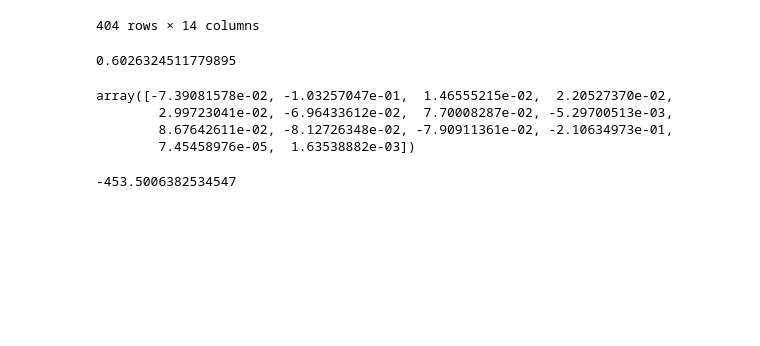
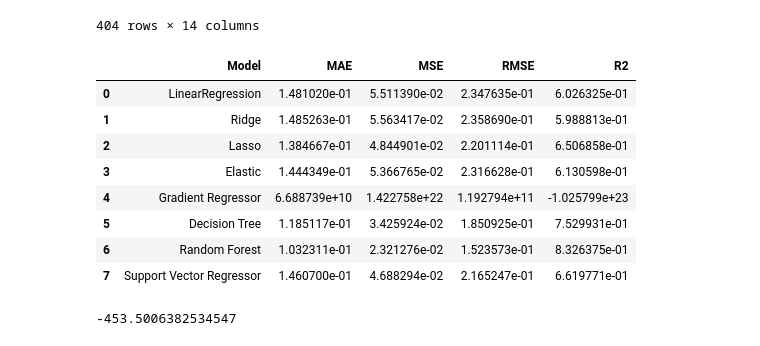
Before and after one commit to Tarun-nagpal07/ML, a Jupyter notebook: Boston_ML.ipynb, the cells around one changed output. Drawn from its saved outputs; the diff is of its cells as text; code cells hidden in the pictures; blank space fills up the shorter version.

```diff
--- a/Boston_ML.ipynb
+++ b/Boston_ML.ipynb
@@ -373,17 +373,3 @@ X_train.fillna(X_train.median(),inplace=True)
 | 435 | 1.774946 | -0.814958 | -1.970539 | 1.033237 | -0.278089 | 1.561057 | 0.450995 | 0.931450 | ... |
 | 102 | -0.621886 | -0.400711 | -1.970539 | -0.352167 | -0.278089 | -0.310348 | 0.129518 | 0.602411 | ... |
 404 rows × 14 columns
-# %%
-lr = LinearRegression()
-m = lr.fit(X_train,y_train)
-y_pred = m.predict(X_test)
-r2_score(y_test,y_pred)
-# %% [output]
-0.6026324511779895
-# %%
-m.coef_
-# %% [output]
-array([-7.39081578e-02, -1.03257047e-01,  1.46555215e-02,  2.20527370e-02,
-        2.99723041e-02, -6.96433612e-02,  7.70008287e-02, -5.29700513e-03,
-        8.67642611e-02, -8.12726348e-02, -7.90911361e-02, -2.10634973e-01,
-        7.45458976e-05,  1.63538882e-03])
@@ -390,3 +385,52 @@ array([-7.39081578e-02, -1.03257047e-01,  1.46555215e-02,  2.20527370e-02,
+# %%
+def train_and_evaluate(models, X_train, X_test, y_train, y_test):
+    import pandas as pd
+
+    results = []
+
+    for name, model in models.items():
+        # Train
+        model.fit(X_train, y_train)
+
+        # Predict
+        y_pred = model.predict(X_test)
+
+        # Evaluate
+        mae, mse, rmse, r2 = evaluate_model(y_test, y_pred)
+
+        results.append({
+            "Model": name,
+            "MAE": mae,
+            "MSE": mse,
+            "RMSE": rmse,
+            "R2": r2
+        })
+
+    return pd.DataFrame(results)
+# %%
+models = {
+    "LinearRegression": LinearRegression(),
+    "Ridge": Ridge(alpha=1.0),
+    "Lasso": Lasso(alpha=0.01),
+    "Elastic": ElasticNet(alpha=0.01),
+    "Gradient Regressor" : SGDRegressor(loss='squared_error',penalty='elasticnet',max_iter=1000,learning_rate='invscaling',random_state=24),
+    "Decision Tree" : DecisionTreeRegressor(max_depth=10),
+    "Random Forest" : RandomForestRegressor(n_estimators=500),
+    "Support Vector Regressor" :  SVR(kernel='rbf')
+}
+# %%
+results_df = train_and_evaluate(models, X_train, X_test, y_train, y_test)
+results_df
+# %% [output]
+|  | Model | MAE | MSE | RMSE | R2 |
+| 0 | LinearRegression | 1.481020e-01 | 5.511390e-02 | 2.347635e-01 | 6.026325e-01 |
+| 1 | Ridge | 1.485263e-01 | 5.563417e-02 | 2.358690e-01 | 5.988813e-01 |
+| 2 | Lasso | 1.384667e-01 | 4.844901e-02 | 2.201114e-01 | 6.506858e-01 |
+| 3 | Elastic | 1.444349e-01 | 5.366765e-02 | 2.316628e-01 | 6.130598e-01 |
+| 4 | Gradient Regressor | 6.688739e+10 | 1.422758e+22 | 1.192794e+11 | -1.025799e+23 |
+| 5 | Decision Tree | 1.185117e-01 | 3.425924e-02 | 1.850925e-01 | 7.529931e-01 |
+| 6 | Random Forest | 1.032311e-01 | 2.321276e-02 | 1.523573e-01 | 8.326375e-01 |
+| 7 | Support Vector Regressor | 1.460700e-01 | 4.688294e-02 | 2.165247e-01 | 6.619771e-01 |
 # %%
 pipe = Pipeline([
     ('poly',PolynomialFeatures(degree=2)),
```
Also changed, not shown: parts of 17 cells of this notebook.
